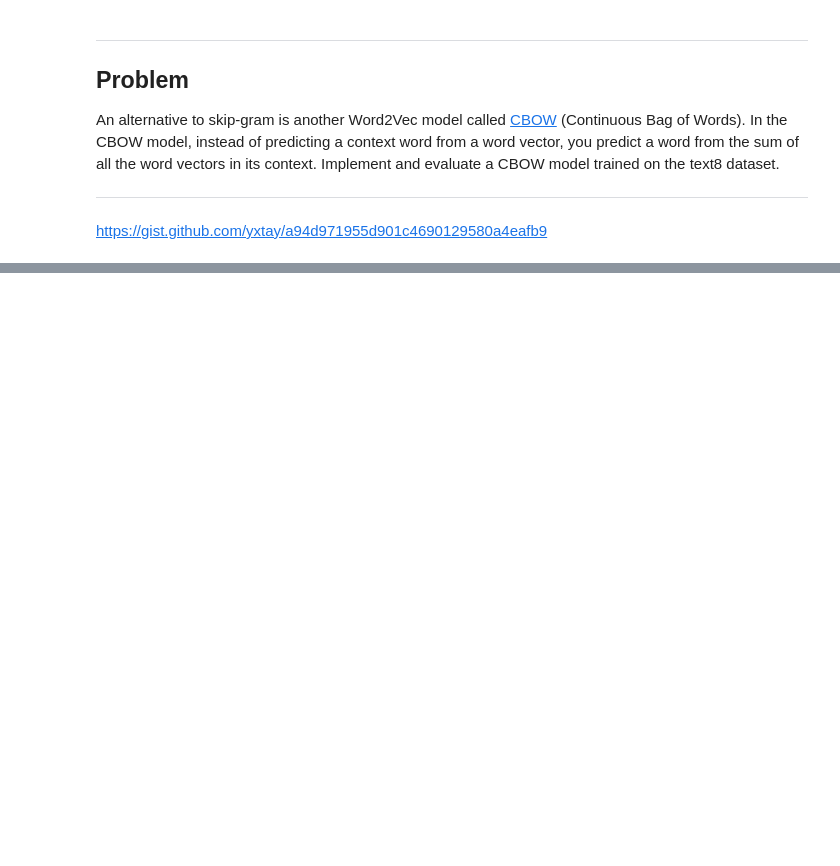
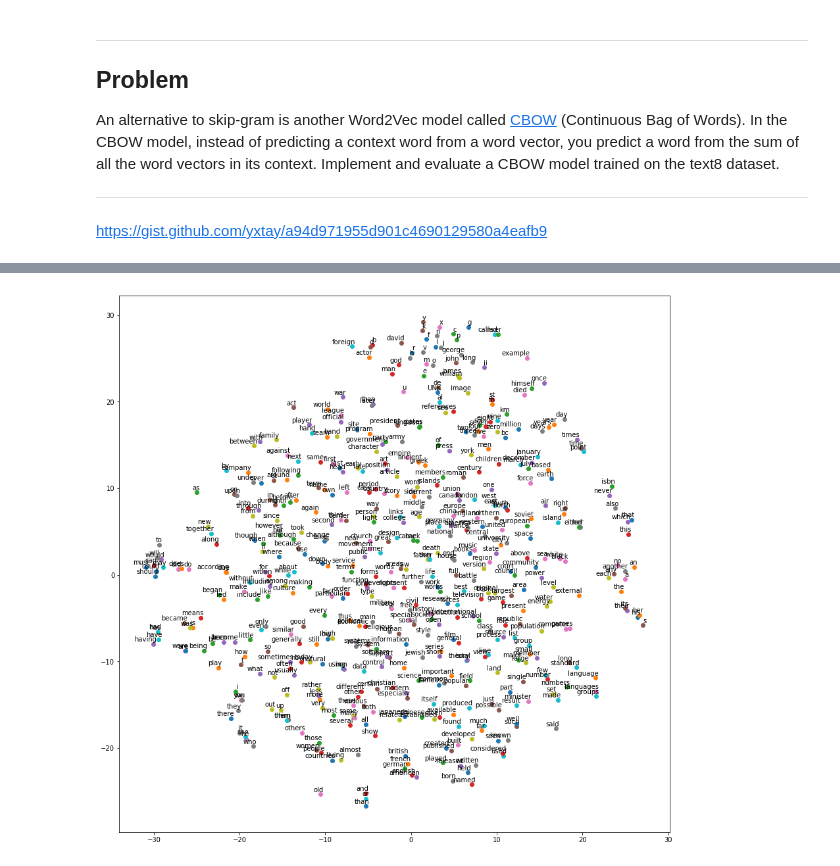
Before and after one commit to Eduzc07/deeplearning, a Jupyter notebook: Udacity/5_word2vec.ipynb, the cells around one changed output, grey strips where cells are left out. Cells and saved outputs as stored; diff of their text form; code cells hidden in the pictures; blank space fills up the shorter version.

```diff
--- a/Udacity/5_word2vec.ipynb
+++ b/Udacity/5_word2vec.ipynb
@@ -368,7 +445,8 @@ num_steps = 100001
 
 with tf.Session(graph=graph) as session:
     # We must initialize all variables before we use them.
-    init.run()
+    #init.run()
+    tf.global_variables_initializer().run()
     print("Initialized")
     average_loss = 0
     for step in range(num_steps):
@@ -409,34 +505,36 @@ def plot_with_labels(low_dim_embs, labels, filename='tsne.png'):
                      xytext=(5, 2),
                      textcoords='offset points',
                      ha='right',
                      va='bottom')
 
     plt.savefig(filename)
 
 def plot(embeddings, labels):
     assert embeddings.shape[0] >= len(labels), 'More labels than embeddings'
     pylab.figure(figsize=(15, 15))  # in inches
     for i, label in enumerate(labels):
         x, y = embeddings[i, :]
         pylab.scatter(x, y)
         pylab.annotate(label, xy=(x, y), xytext=(5, 2), textcoords='offset points',
                        ha='right', va='bottom')
     pylab.show()
 
 
 try:
     from sklearn.manifold import TSNE
     import matplotlib.pyplot as plt
 
     tsne = TSNE(perplexity=30, n_components=2, init='pca', n_iter=5000)
     plot_only = 500
     low_dim_embs = tsne.fit_transform(final_embeddings[:plot_only, :])
-    labels = [reverse_dictionary[i] for i in xrange(plot_only)]
+    labels = [reverse_dictionary[i] for i in range(plot_only)]
     #plot_with_labels(low_dim_embs, labels)
     plot(low_dim_embs, labels)
 
 except ImportError:
     print("Please install sklearn and matplotlib to visualize embeddings.")
+# %% [output]
+[figure, added]
 # %%
 num_points = 400
 
```
Also changed, not shown: parts of 13 cells of this notebook, 6 other files.
